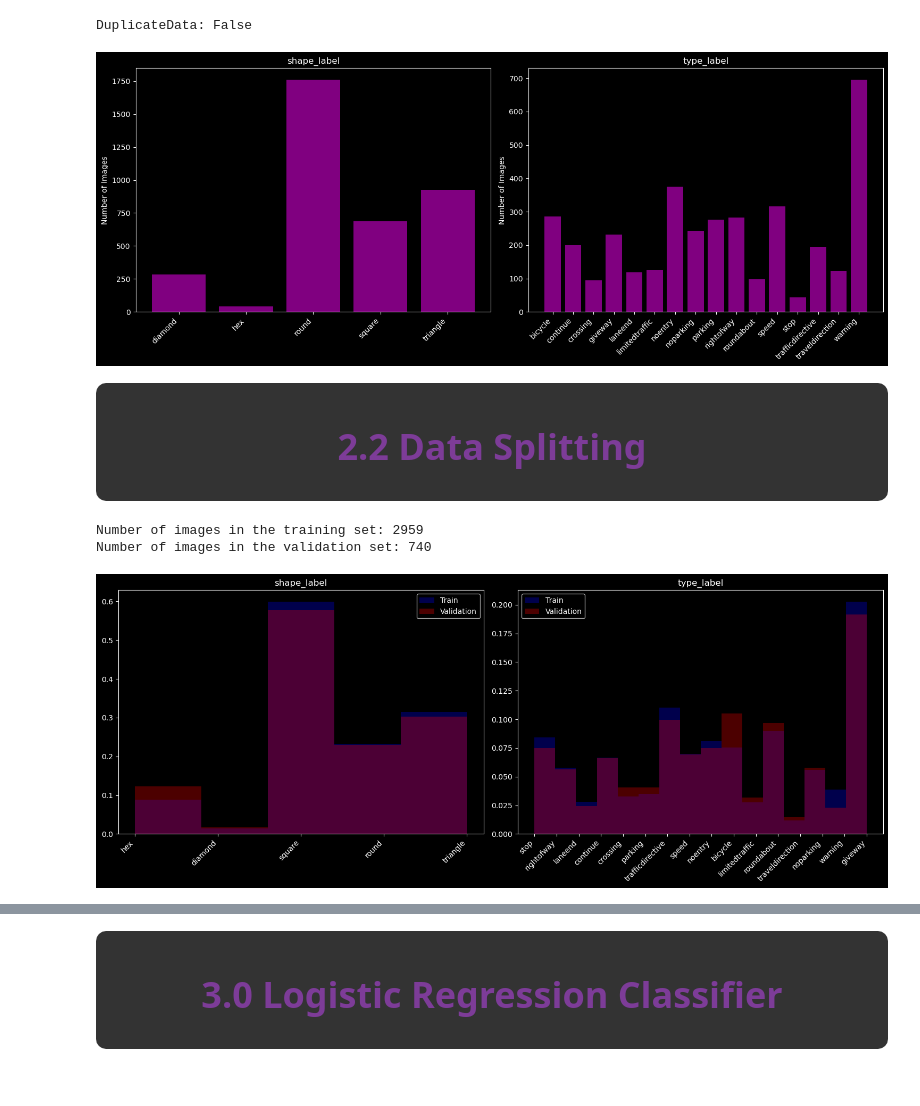
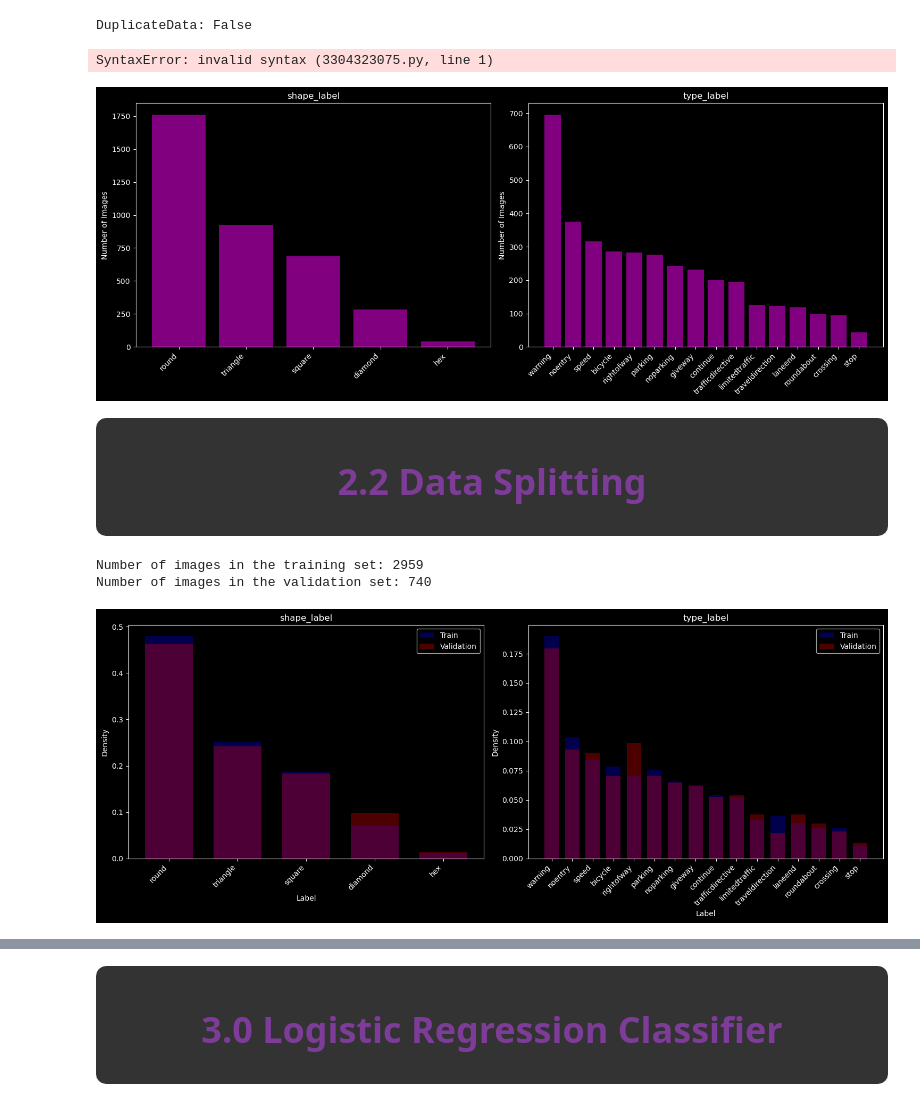
Before and after one commit to des1-gner/trafficsigns-main, a Jupyter notebook: s3952320_s3900481.ipynb, the cells around one changed output, grey strips where cells are left out. Saved outputs shown, nothing was run; the diff lists cells and outputs as text; code cells hidden in the pictures.

```diff
--- a/s3952320_s3900481.ipynb
+++ b/s3952320_s3900481.ipynb
@@ -466,6 +488,10 @@ has_duplicates = df.duplicated().any()
 print(f"DuplicateData: {has_duplicates}")
 # %% [output]
 DuplicateData: False
+# %%
+EDA again
+# %% [output]
+SyntaxError: invalid syntax (3304323075.py, line 1)
 # %%
 import matplotlib.pyplot as plt
 
@@ -475,18 +501,21 @@ type_labels = type_encoder.classes_
 
 # Create a grid of subplots
 plt.figure(figsize=(15, 6))
-
 for i, col in enumerate(['shape_label', 'type_label']):
     plt.subplot(1, 2, i+1)
 
+    # Get the value counts for the current column
+    value_counts = df[col].value_counts()
+
+    # Get the actual label names using the inverse transform of the encoders
     if col == 'shape_label':
-        value_counts = df[col].value_counts().reindex(range(len(shape_labels)), fill_value=0)
-        label_names = shape_labels
+        label_names = shape_encoder.inverse_transform(value_counts.index)
     else:
-        value_counts = df[col].value_counts().reindex(range(len(type_labels)), fill_value=0)
-        label_names = type_labels
+        label_names = type_encoder.inverse_transform(value_counts.index)
 
+    # Plot the value counts as bars
     plt.bar(range(len(label_names)), value_counts, color='purple')
+
     plt.title(col)
     plt.xticks(range(len(label_names)), label_names, rotation=45, ha='right')
     plt.ylabel('Number of Images')
@@ -494,7 +523,7 @@ for i, col in enumerate(['shape_label', 'type_label']):
 plt.tight_layout()
 plt.show()
 # %% [output]
-[figure, old version]
+[figure, new version]
 # %% [markdown]
 <div style="width:100%; text-align: center; padding: 20px; background-color: #333; border-radius: 10px;">
     <h1 style="color:#7D3C98; font-size: 36px;">2.2 Data Splitting</h1>
@@ -508,44 +537,62 @@ def preprocess_input(x):
 # %%
 import matplotlib.pyplot as plt
 
 # Split the data into train and validation sets
 train_indices, val_indices = train_test_split(df.index, test_size=0.2, random_state=42)
 
 # Print the number of items in each dataset
 print("Number of images in the training set:", len(train_indices))
 print("Number of images in the validation set:", len(val_indices))
 
 # Create data generators for training and validation
 train_datagen = ImageDataGenerator(preprocessing_function=preprocess_input)
 val_datagen = ImageDataGenerator(preprocessing_function=preprocess_input)
 
-# Get the unique labels for each column
-shape_labels = shape_encoder.inverse_transform(df['shape_label'].unique())
-type_labels = type_encoder.inverse_transform(df['type_label'].unique())
-
 # Create a grid of subplots
 plt.figure(figsize=(15, 6))
+
 for i, col in enumerate(['shape_label', 'type_label']):
     plt.subplot(1, 2, i+1)
+
+    # Get the value counts for the current column in the training set
+    train_value_counts = df.loc[train_indices, col].value_counts()
+
+    # Get the value counts for the current column in the validation set
+    val_value_counts = df.loc[val_indices, col].value_counts()
+
+    # Combine the value counts and sort in descending order
+    combined_value_counts = train_value_counts.add(val_value_counts, fill_value=0).sort_values(ascending=False)
+
+    # Get the sorted labels
+    sorted_labels = combined_value_counts.index
+
+    # Get the actual label names using the inverse transform of the encoders
     if col == 'shape_label':
-        unique_values = shape_labels
+        sorted_label_names = shape_encoder.inverse_transform(sorted_labels)
     else:
-        unique_values = type_labels
+        sorted_label_names = type_encoder.inverse_transform(sorted_labels)
 
-    plt.hist(df.loc[train_indices, col], alpha=0.3, color='b', density=True,
-             bins=len(unique_values), label='Train')
-    plt.hist(df.loc[val_indices, col], alpha=0.3, color='r', density=True,
-             bins=len(unique_values), label='Validation')
+    # Normalize the value counts to obtain density
+    train_density = train_value_counts.reindex(sorted_labels, fill_value=0) / len(train_indices)
+    val_density = val_value_counts.reindex(sorted_labels, fill_value=0) / len(val_indices)
+
+    # Plot the histograms with overlapping bars
+    index = range(len(sorted_labels))
+    plt.bar(index, train_density, bar_width, alpha=opacity, color='b', label='Train')
+    plt.bar(index, val_density, bar_width, alpha=opacity, color='r', label='Validation')
+
     plt.title(col)
-    plt.xticks(range(len(unique_values)), unique_values, rotation=45, ha='right')
+    plt.xticks(index, sorted_label_names, rotation=45, ha='right')
+    plt.xlabel('Label')
+    plt.ylabel('Density')
     plt.legend()
-    plt.tight_layout()
 
+plt.tight_layout()
 plt.show()
 # %% [output]
 Number of images in the training set: 2959
 Number of images in the validation set: 740
-[figure, old version]
+[figure, new version]
 # %%
 import matplotlib.pyplot as plt
 
```
Also changed, not shown: parts of 11 cells of this notebook.
